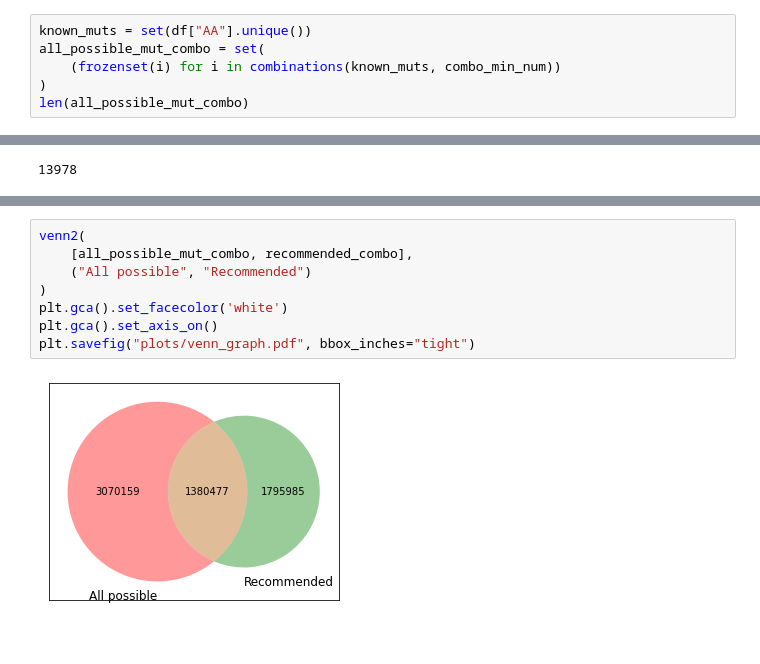
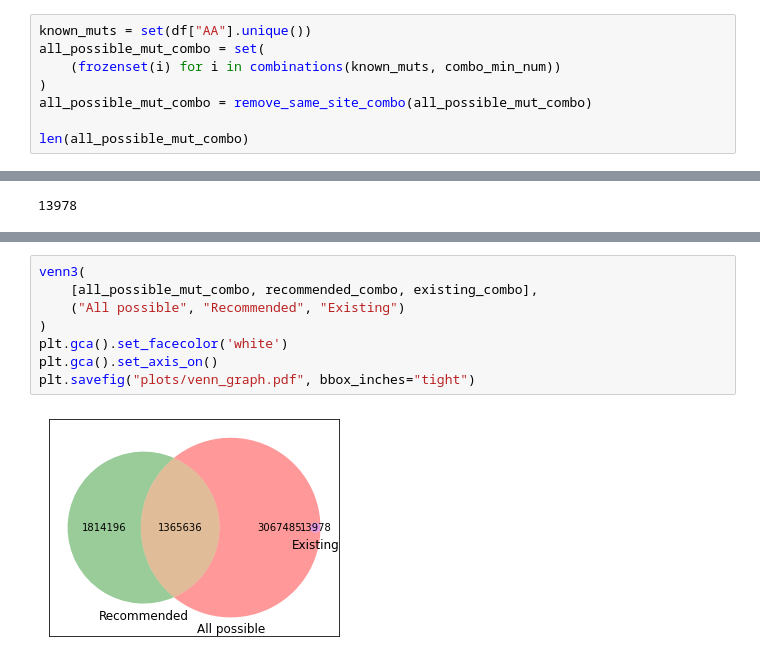
Before and after one commit to Takkoona/fixynergy, a Jupyter notebook: 6_linkage_comparison.ipynb, the cells around one changed output, grey strips where cells are left out. Drawn from its saved outputs; the diff is of its cells as text.

```diff
--- a/6_linkage_comparison.ipynb
+++ b/6_linkage_comparison.ipynb
@@ -38,5 +44,7 @@ known_muts = set(df["AA"].unique())
 all_possible_mut_combo = set(
     (frozenset(i) for i in combinations(known_muts, combo_min_num))
 )
+all_possible_mut_combo = remove_same_site_combo(all_possible_mut_combo)
+
 len(all_possible_mut_combo)
 # %% [output]
@@ -77,10 +85,10 @@ len(recommended_combo)
 # %%
-venn2(
-    [all_possible_mut_combo, recommended_combo],
-    ("All possible", "Recommended")
+venn3(
+    [all_possible_mut_combo, recommended_combo, existing_combo],
+    ("All possible", "Recommended", "Existing")
 )
 plt.gca().set_facecolor('white')
 plt.gca().set_axis_on()
 plt.savefig("plots/venn_graph.pdf", bbox_inches="tight")
 # %% [output]
-[figure, old version]
+[figure, new version]
```
Also changed, not shown: parts of 17 cells of this notebook, 6 other files.
